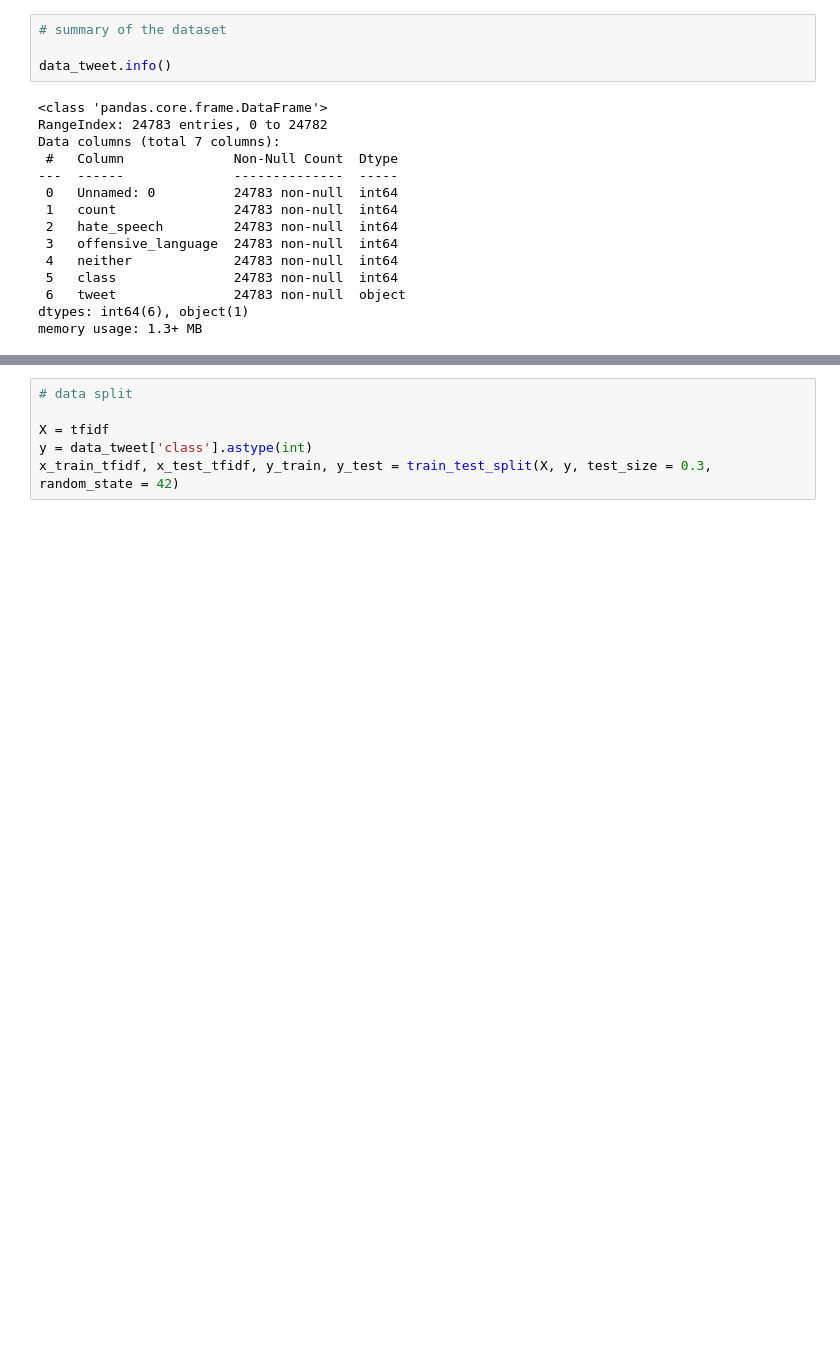
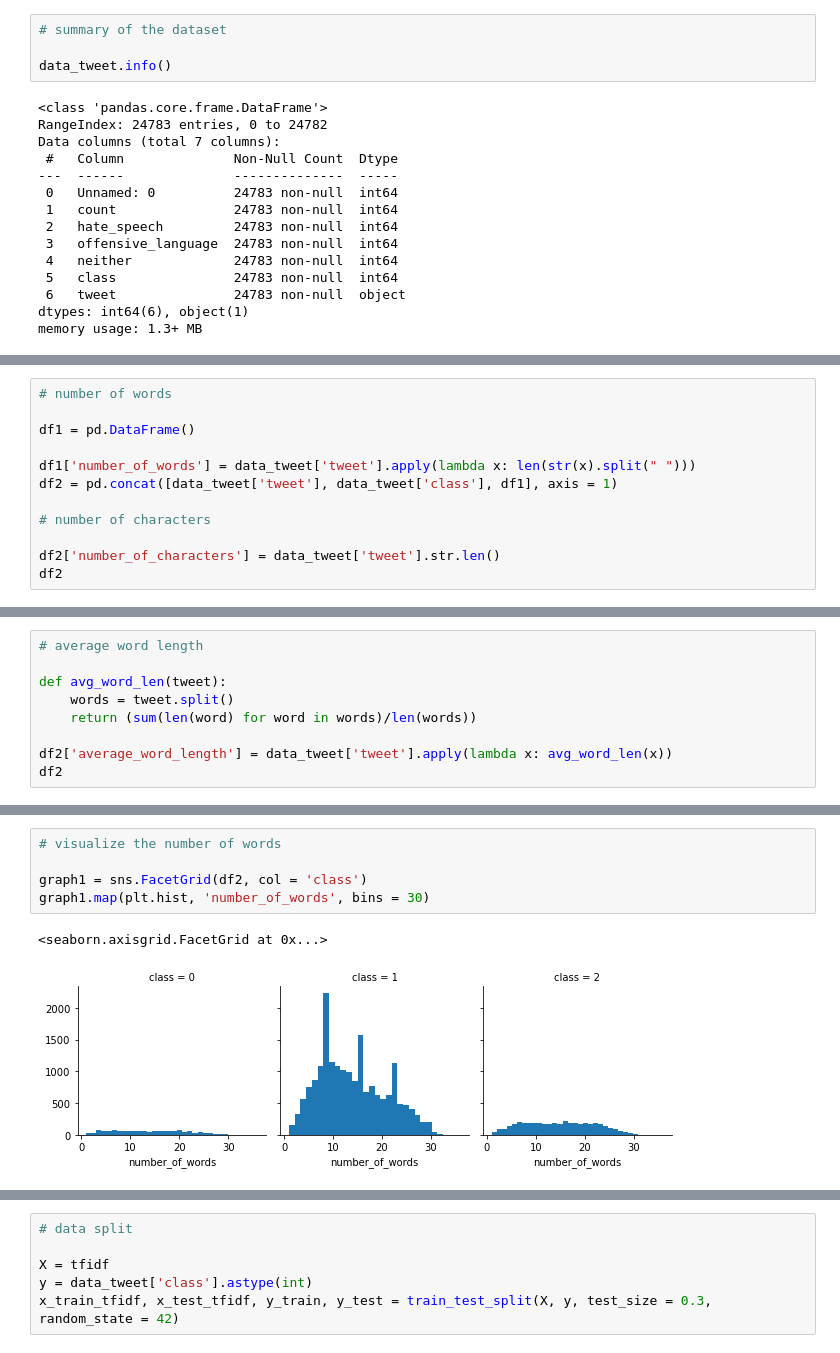
Before and after one commit to djoumessimaxwell/AI-and-Big-Data-project, a Jupyter notebook: project.ipynb, the cells around one changed output, grey strips where cells are left out. Cells and saved outputs as stored; diff of their text form; blank space fills up the shorter version.

```diff
--- a/project.ipynb
+++ b/project.ipynb
@@ -325,0 +105,12 @@ woman complain cleaning house man always take trash
+# %%
+# number of words
+
+df1 = pd.DataFrame()
+
+df1['number_of_words'] = data_tweet['tweet'].apply(lambda x: len(str(x).split(" ")))
+df2 = pd.concat([data_tweet['tweet'], data_tweet['class'], df1], axis = 1)
+
+# number of characters
+
+df2['number_of_characters'] = data_tweet['tweet'].str.len()
+df2
@@ -325,0 +131,9 @@ woman complain cleaning house man always take trash
+# %%
+# average word length
+
+def avg_word_len(tweet):
+    words = tweet.split()
+    return (sum(len(word) for word in words)/len(words))
+
+df2['average_word_length'] = data_tweet['tweet'].apply(lambda x: avg_word_len(x))
+df2
@@ -325,0 +154,8 @@ woman complain cleaning house man always take trash
+# %%
+# visualize the number of words
+
+graph1 = sns.FacetGrid(df2, col = 'class')
+graph1.map(plt.hist, 'number_of_words', bins = 30)
+# %% [output]
+<seaborn.axisgrid.FacetGrid at 0x...>
+[figure, added]
```
Also changed, not shown: parts of 35 cells of this notebook, 7 other files.
